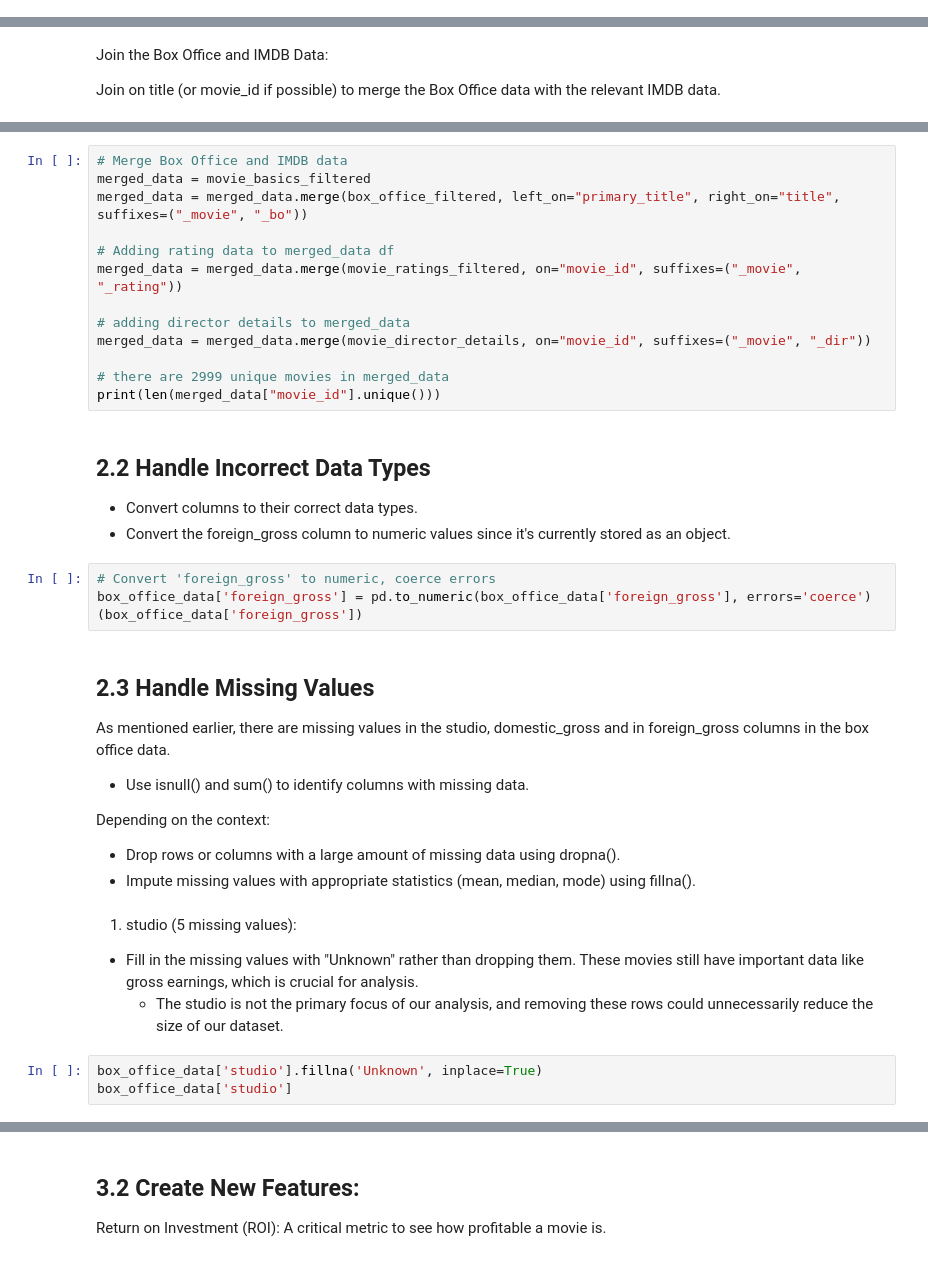
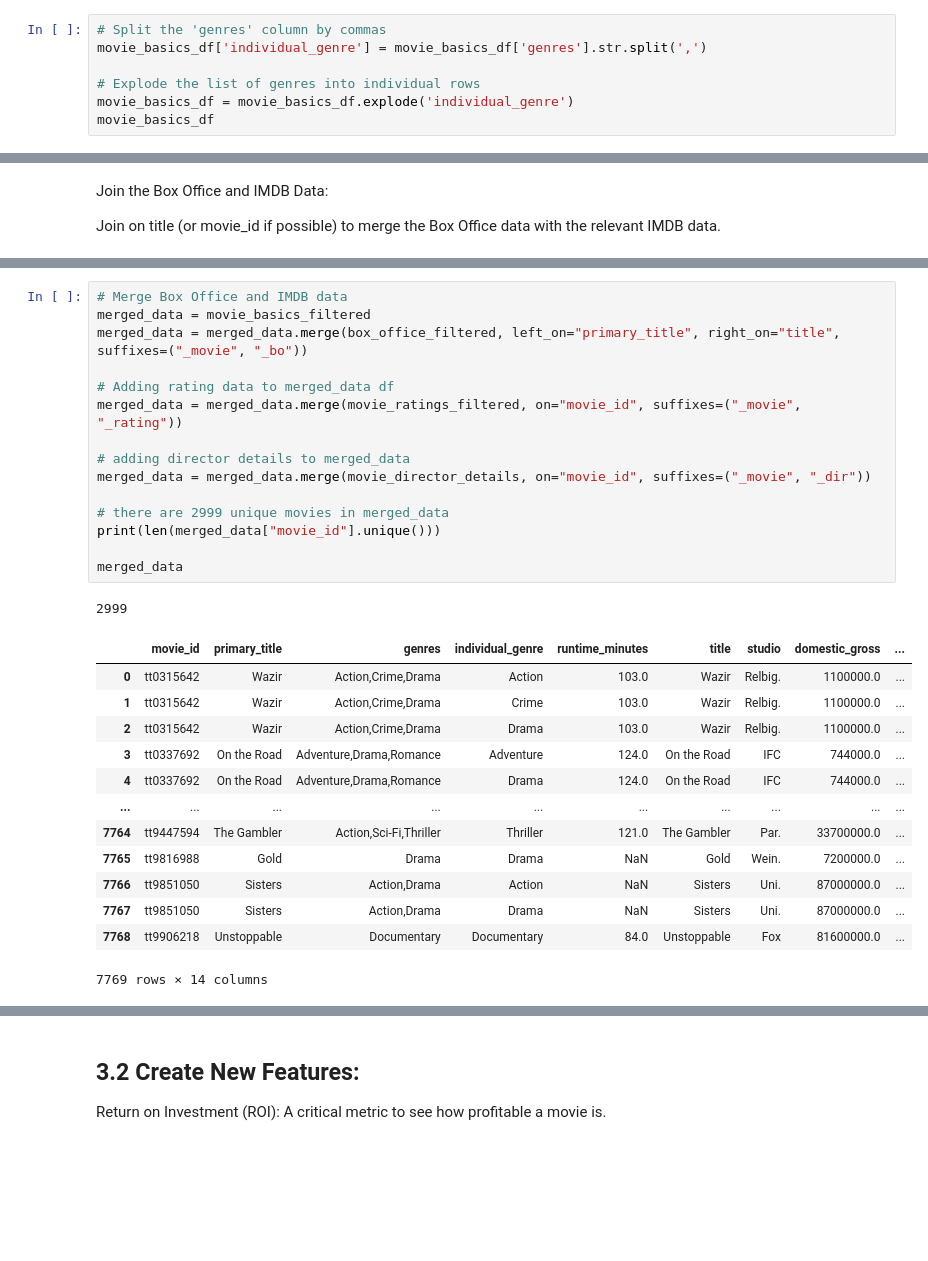
Before and after one commit to quadrillionaiire/Phase-2-Project, a Jupyter notebook: notebooks/phase_2_project.ipynb, the cells around one changed output, grey strips where cells are left out. Cells and saved outputs as stored; diff of their text form; blank space fills up the shorter version.

```diff
--- a/notebooks/phase_2_project.ipynb
+++ b/notebooks/phase_2_project.ipynb
@@ -213,0 +393,7 @@ Merging Tables within the IMDB Database:
+# %%
+# Split the 'genres' column by commas
+movie_basics_df['individual_genre'] = movie_basics_df['genres'].str.split(',')
+
+# Explode the list of genres into individual rows
+movie_basics_df = movie_basics_df.explode('individual_genre')
+movie_basics_df
@@ -275,37 +563,30 @@ box_office_filtered.head()
 # %%
 # Merge Box Office and IMDB data
 merged_data = movie_basics_filtered
 merged_data = merged_data.merge(box_office_filtered, left_on="primary_title", right_on="title", suffixes=("_movie", "_bo"))
 
 # Adding rating data to merged_data df
 merged_data = merged_data.merge(movie_ratings_filtered, on="movie_id", suffixes=("_movie", "_rating"))
 
 # adding director details to merged_data
 merged_data = merged_data.merge(movie_director_details, on="movie_id", suffixes=("_movie", "_dir"))
 
 # there are 2999 unique movies in merged_data
 print(len(merged_data["movie_id"].unique()))
+
+merged_data
+# %% [output]
+2999
+|  | movie_id | primary_title | genres | individual_genre | runtime_minutes | title | studio | domestic_gross | ... |
+| 0 | tt0315642 | Wazir | Action,Crime,Drama | Action | 103.0 | Wazir | Relbig. | 1100000.0 | ... |
+| 1 | tt0315642 | Wazir | Action,Crime,Drama | Crime | 103.0 | Wazir | Relbig. | 1100000.0 | ... |
+| 2 | tt0315642 | Wazir | Action,Crime,Drama | Drama | 103.0 | Wazir | Relbig. | 1100000.0 | ... |
+| 3 | tt0337692 | On the Road | Adventure,Drama,Romance | Adventure | 124.0 | On the Road | IFC | 744000.0 | ... |
+| 4 | tt0337692 | On the Road | Adventure,Drama,Romance | Drama | 124.0 | On the Road | IFC | 744000.0 | ... |
+| ... | ... | ... | ... | ... | ... | ... | ... | ... | ... |
+| 7764 | tt9447594 | The Gambler | Action,Sci-Fi,Thriller | Thriller | 121.0 | The Gambler | Par. | 33700000.0 | ... |
+| 7765 | tt9816988 | Gold | Drama | Drama | NaN | Gold | Wein. | 7200000.0 | ... |
+| 7766 | tt9851050 | Sisters | Action,Drama | Action | NaN | Sisters | Uni. | 87000000.0 | ... |
+| 7767 | tt9851050 | Sisters | Action,Drama | Drama | NaN | Sisters | Uni. | 87000000.0 | ... |
+| 7768 | tt9906218 | Unstoppable | Documentary | Documentary | 84.0 | Unstoppable | Fox | 81600000.0 | ... |
+7769 rows × 14 columns
-# %% [markdown]
-## 2.2 Handle Incorrect Data Types
-- Convert columns to their correct data types.
-- Convert the foreign_gross column to numeric values since it's currently stored as an object.
-# %%
-# Convert 'foreign_gross' to numeric, coerce errors
-box_office_data['foreign_gross'] = pd.to_numeric(box_office_data['foreign_gross'], errors='coerce')
-(box_office_data['foreign_gross'])
-# %% [markdown]
-## 2.3 Handle Missing Values
-As mentioned earlier, there are missing values in the studio, domestic_gross and in foreign_gross columns in the box office data.
-
-- Use isnull() and sum() to identify columns with missing data.
-
-Depending on the context:
-- Drop rows or columns with a large amount of missing data using dropna().
-- Impute missing values with appropriate statistics (mean, median, mode) using fillna().
-# %% [markdown]
-1. studio (5 missing values):
-- Fill in the missing values with "Unknown" rather than dropping them. These movies still have important data like gross earnings, which is crucial for analysis.
-  - The studio is not the primary focus of our analysis, and removing these rows could unnecessarily reduce the size of our dataset.
-# %%
-box_office_data['studio'].fillna('Unknown', inplace=True)
-box_office_data['studio']
```
Also changed, not shown: parts of 91 cells of this notebook, 3 other files.
